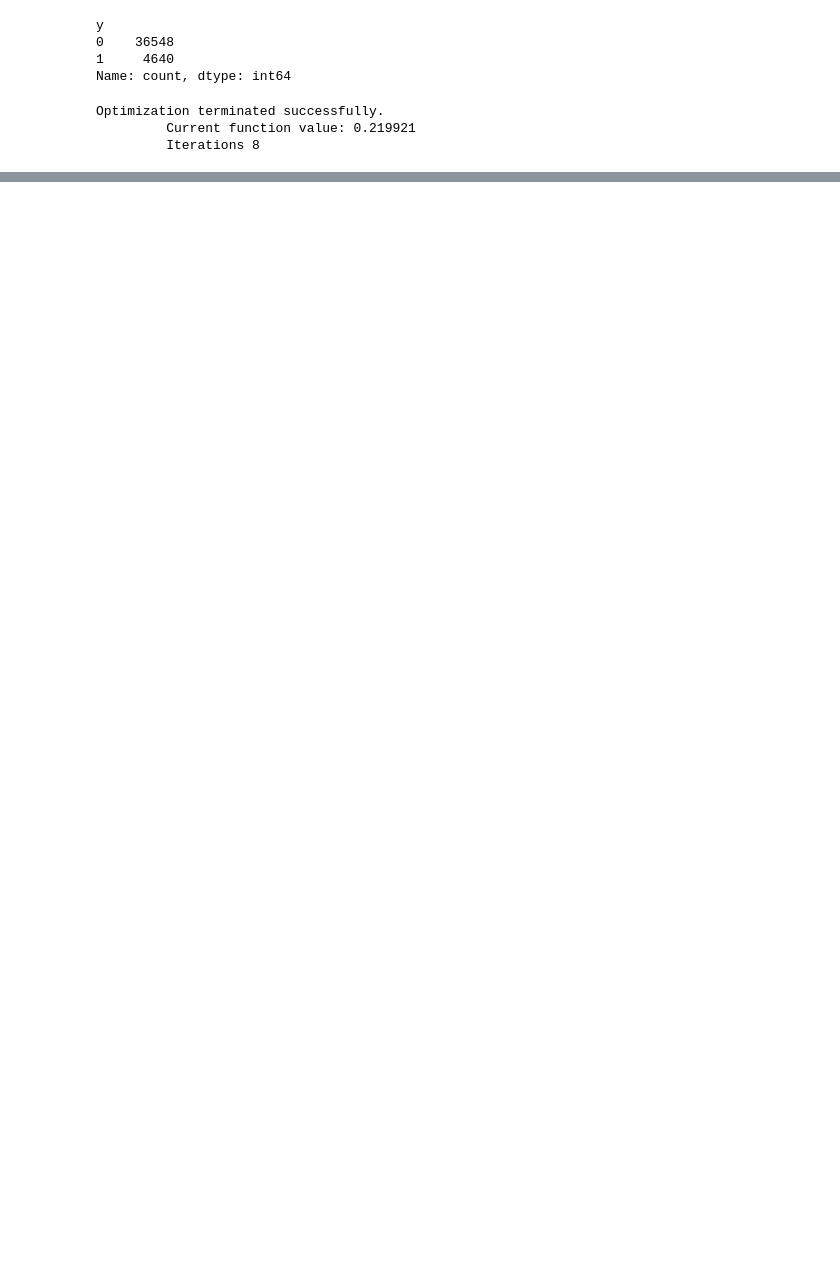
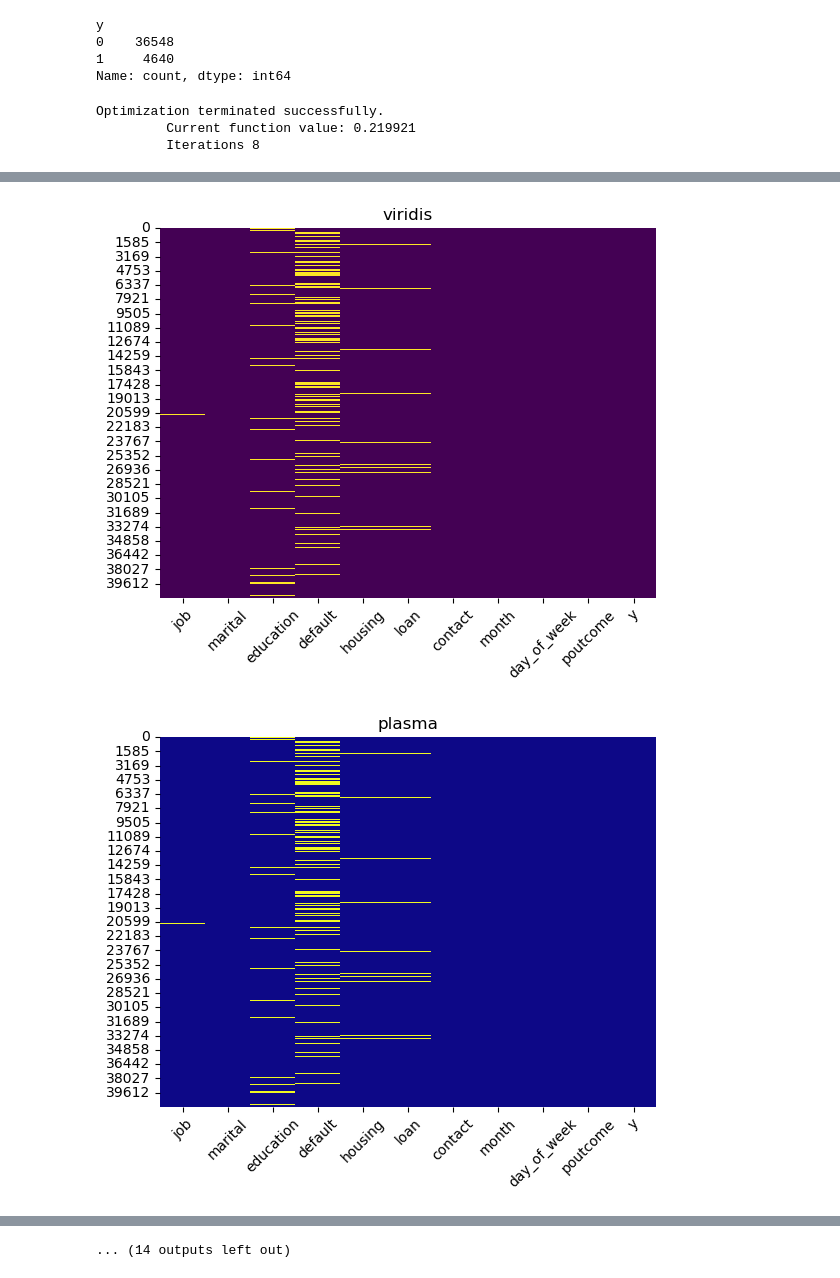
Before and after one commit to seanka/Python-BankTelemarketing-MachineLearning, a Jupyter notebook: Notebook/Notebook.ipynb, the cells around one changed output, grey strips where cells are left out. Cells and saved outputs as stored; diff of their text form; code cells hidden in the pictures; blank space fills up the shorter version.

```diff
--- a/Notebook/Notebook.ipynb
+++ b/Notebook/Notebook.ipynb
@@ -304,3 +485,19 @@ Logit Regression Results
 | cons.conf.idx | 0.0304 | 0.006 | 5.175 | 0.000 | 0.019 | 0.042 |
 | euribor3m | 0.0867 | 0.085 | 1.024 | 0.306 | -0.079 | 0.253 |
 | nr.employed | -0.0071 | 0.001 | -4.876 | 0.000 | -0.010 | -0.004 |
+# %%
+cmaps = ['viridis', 'plasma', 'inferno', 'magma', 'cividis',  # Perceptually uniform
+         'Greys', 'Blues', 'Greens', 'Oranges', 'Reds',       # Sequential
+         'RdBu', 'PiYG', 'PRGn', 'BrBG', 'PuOr', 'Spectral',  # Diverging
+         'Pastel1', 'Pastel2', 'Set1', 'Set2', 'Set3',        # Qualitative
+         'rainbow', 'jet', 'coolwarm', 'spring', 'summer']    # Miscellaneous
+
+for cmap in cmaps:
+    plt.figure()
+    plt.title(cmap)
+    sns.heatmap(categorical_columns_modified.isna(), cmap=cmap, cbar=False)
+    plt.xticks(rotation=45)
+    plt.show()
+# %% [output]
+[figure, added]
+[figure, added]
@@ -306,0 +514 @@ Logit Regression Results
+... (14 outputs left out)
```
Also changed, not shown: parts of 21 cells of this notebook.
